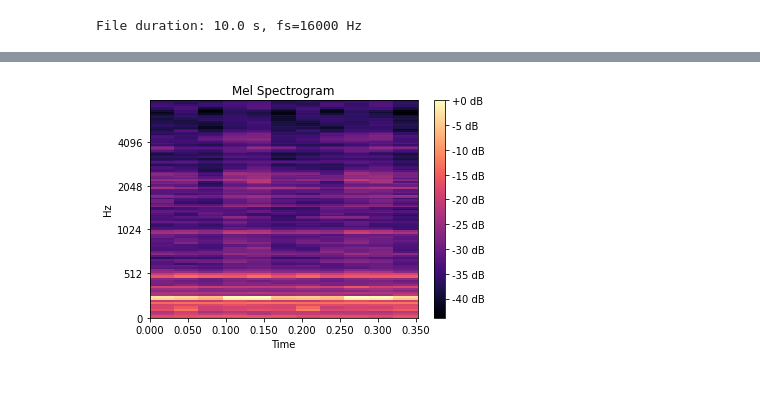
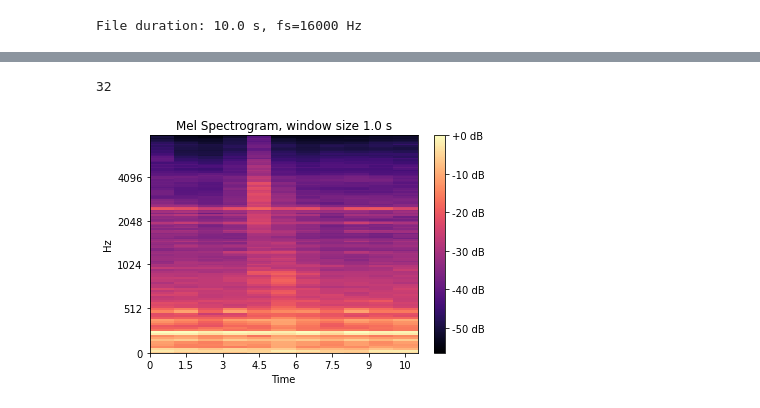
Before and after one commit to eceboran/AudioMalfunctionDetection, a Jupyter notebook: data_exploration_single_file.ipynb, the cells around one changed output, grey strips where cells are left out. Drawn from its saved outputs; the diff is of its cells as text; code cells hidden in the pictures.

Commit message:
added get_melspectogram function

```diff
--- a/data_exploration_single_file.ipynb
+++ b/data_exploration_single_file.ipynb
@@ -7,7 +7,7 @@ import librosa.display
 import matplotlib.pyplot as plt
 # %%
 # File path
-file_dir = '.\\data\\source\\6_dB_slider\\slider\\id_00\\abnormal\\'
+file_dir = '.\\data\\source\\6_dB_slider\\slider\\id_00\\normal\\'
 file_name = '00000000.wav'
 file_path = os.path.join(file_dir, file_name)
 # %%
@@ -105,12 +105,50 @@ specshow(data, x_coords=None, y_coords=None, x_axis=None, y_axis=None, sr=22050,
+# %%
+def get_melspectogram(file_path, window, overlap=None, n_fft=None):
+    # Load the signal
+    signal, fs = librosa.load(file_path, sr=None)
+
+    # Window length in samples
+    window_length = int(window*fs)
+
+    # Default overlap is 50% of the window size
+    if overlap==None:
+        overlap = 0.5
+
+    # Overlap in samples
+    overlap_length = int(window_length*overlap)
+
+    # Default n_fft is the smallest power of 2 larger than win_length
+    if n_fft==None:
+        n_fft = int(2**np.ceil(np.log2(window_length)))
+
+    # Compute mel spectogram
+    mel_spect = librosa.feature.melspectrogram(y=signal, sr=fs,
+                                               win_length=window_length,
+                                               hop_length=overlap_length,
+                                               n_fft=n_fft)
+    # Mel spectogram in decibels
+    mel_spect_db = librosa.power_to_db(mel_spect, ref=np.max)
+
+    params = {}
+    params['window'] = window
+    params['window_length'] = window_length
+    params['overlap'] = overlap
+    params['overlap_length'] = overlap_length
+    params['n_fft'] = n_fft
+
+    return mel_spect, mel_spect_db, params
+# %% [output]
+32
 # %%
 # Compute and plot mel spectogram
-win_length = int(2*fs)
-n_fft = win_length
-hop_length = win_length//2
-mel_spect = librosa.feature.melspectrogram(y=signal, sr=fs, win_length=win_length, n_fft=n_fft, hop_length=hop_length)
-mel_spect = librosa.power_to_db(mel_spect, ref=np.max)
-librosa.display.specshow(mel_spect, sr=fs, x_axis='time', y_axis='mel');
-plt.title('Mel Spectrogram');
+window = 2
+mel_spect, mel_spect_db, params = get_melspectogram(file_path, window=window)
+
+librosa.display.specshow(mel_spect_db, sr=fs, hop_length=params['overlap_length'], x_axis='time', y_axis='mel');
+# times = librosa.times_like(mel_spect, sr=fs, hop_length=params['overlap_length'])
+# librosa.display.specshow(mel_spect_db, sr=fs, hop_length=params['overlap_length'], x_coords = times, y_axis='mel');
+
+plt.title(f'Mel Spectrogram, window size {win_length/fs} s');
 plt.colorbar(format='%+2.0f dB');
 # %% [output]
-[figure, old version]
+[figure, new version]
```
Also changed, not shown: parts of 11 cells of this notebook.
